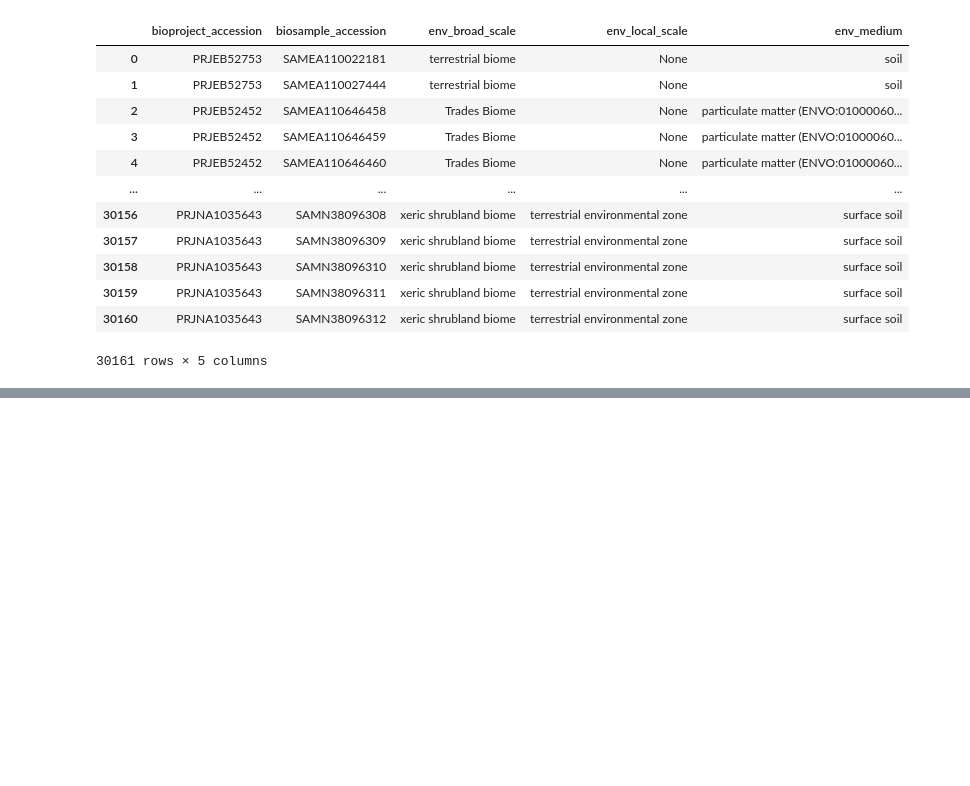
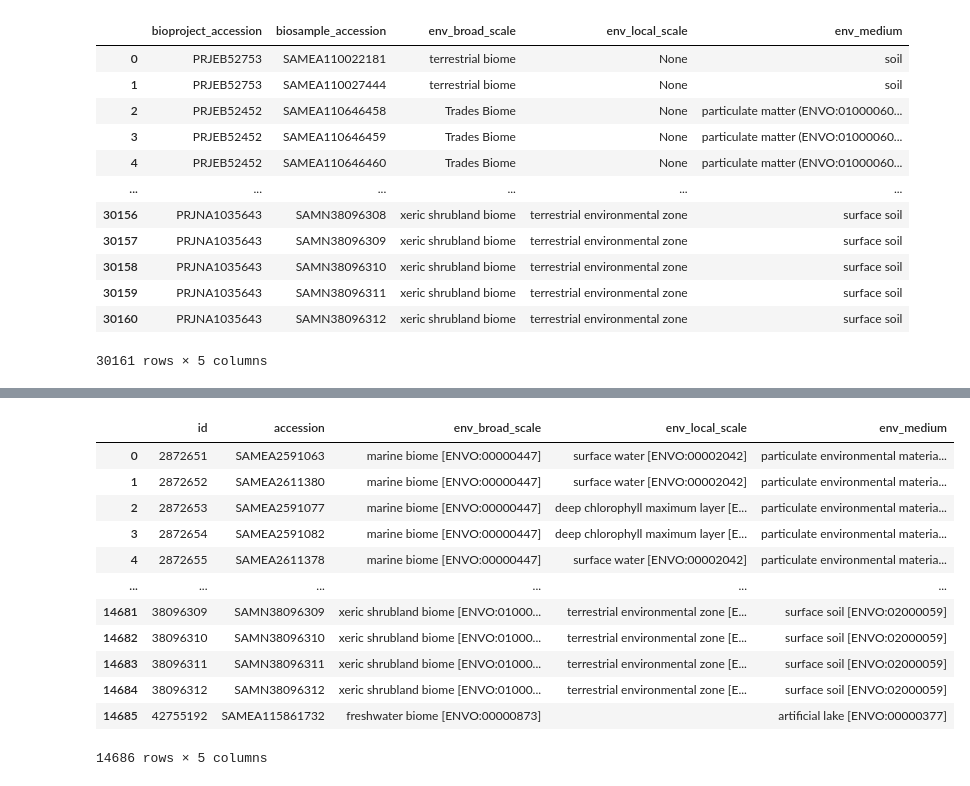
Before and after one commit to microbiomedata/external-metadata-awareness, a Jupyter notebook: notebooks/studies_exploration/simons_wishlist/simons_wishlist_env_triads.ipynb, the cells around one changed output, grey strips where cells are left out. Cells and saved outputs as stored; diff of their text form; code cells hidden in the pictures; blank space fills up the shorter version.

```diff
--- a/notebooks/studies_exploration/simons_wishlist/simons_wishlist_env_triads.ipynb
+++ b/notebooks/studies_exploration/simons_wishlist/simons_wishlist_env_triads.ipynb
@@ -209,0 +344,38 @@ df.to_csv("simons_wishlist_env_triads.tsv", index=False, sep="\t")
+# %%
+
+# Pivot so that each harmonized_name becomes a separate column
+biosample_curie_pivot = (
+    id_harmonized_name_best_curies
+    .groupby(["id", "accession", "harmonized_name"])["curie_label"]
+    .apply(lambda x: "; ".join(sorted(set(x))))  # Aggregate CURIe/label pairs
+    .unstack(fill_value="")  # Pivot harmonized_name columns
+    .reset_index()
+)
+# %%
+# Ensure the correct column order, filling missing columns if needed
+expected_columns = ["id", "accession", "env_broad_scale", "env_local_scale", "env_medium"]
+for col in expected_columns:
+    if col not in biosample_curie_pivot.columns:
+        biosample_curie_pivot[col] = ""  # Add missing harmonized_name columns
+# %%
+biosample_curie_pivot = biosample_curie_pivot[expected_columns]  # Reorder columns
+# %%
+# Reset column names to fix any unintended MultiIndex issues
+biosample_curie_pivot.columns.name = None  # Remove any lingering index name
+biosample_curie_pivot = biosample_curie_pivot.rename_axis(None, axis=1)  # Remove any index label
+# %%
+biosample_curie_pivot
+# %% [output]
+|  | id | accession | env_broad_scale | env_local_scale | env_medium |
+| 0 | 2872651 | SAMEA2591063 | marine biome [ENVO:00000447] | surface water [ENVO:00002042] | particulate environmental materia... |
+| 1 | 2872652 | SAMEA2611380 | marine biome [ENVO:00000447] | surface water [ENVO:00002042] | particulate environmental materia... |
+| 2 | 2872653 | SAMEA2591077 | marine biome [ENVO:00000447] | deep chlorophyll maximum layer [E... | particulate environmental materia... |
+| 3 | 2872654 | SAMEA2591082 | marine biome [ENVO:00000447] | deep chlorophyll maximum layer [E... | particulate environmental materia... |
+| 4 | 2872655 | SAMEA2611378 | marine biome [ENVO:00000447] | surface water [ENVO:00002042] | particulate environmental materia... |
+| ... | ... | ... | ... | ... | ... |
+| 14681 | 38096309 | SAMN38096309 | xeric shrubland biome [ENVO:01000... | terrestrial environmental zone [E... | surface soil [ENVO:02000059] |
+| 14682 | 38096310 | SAMN38096310 | xeric shrubland biome [ENVO:01000... | terrestrial environmental zone [E... | surface soil [ENVO:02000059] |
+| 14683 | 38096311 | SAMN38096311 | xeric shrubland biome [ENVO:01000... | terrestrial environmental zone [E... | surface soil [ENVO:02000059] |
+| 14684 | 38096312 | SAMN38096312 | xeric shrubland biome [ENVO:01000... | terrestrial environmental zone [E... | surface soil [ENVO:02000059] |
+| 14685 | 42755192 | SAMEA115861732 | freshwater biome [ENVO:00000873] |  | artificial lake [ENVO:00000377] |
+14686 rows × 5 columns
```
Also changed, not shown: parts of 25 cells of this notebook, 1 other file.
